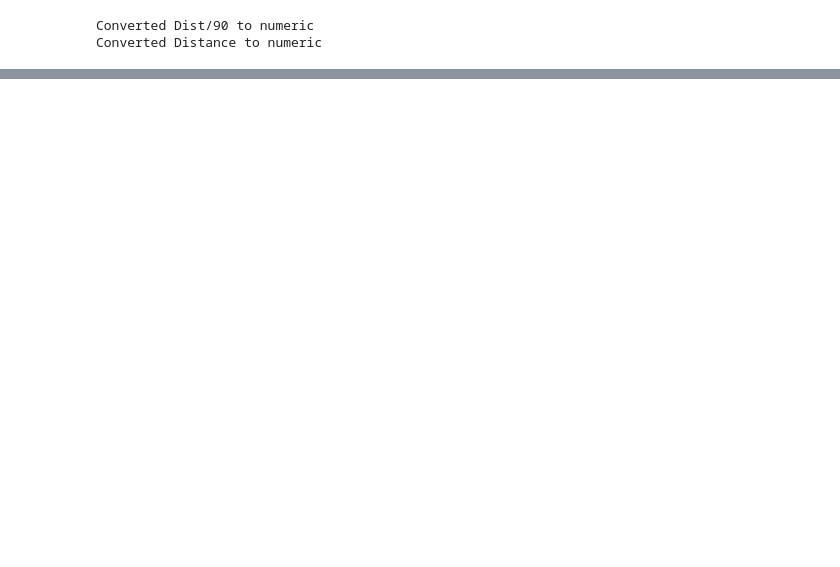
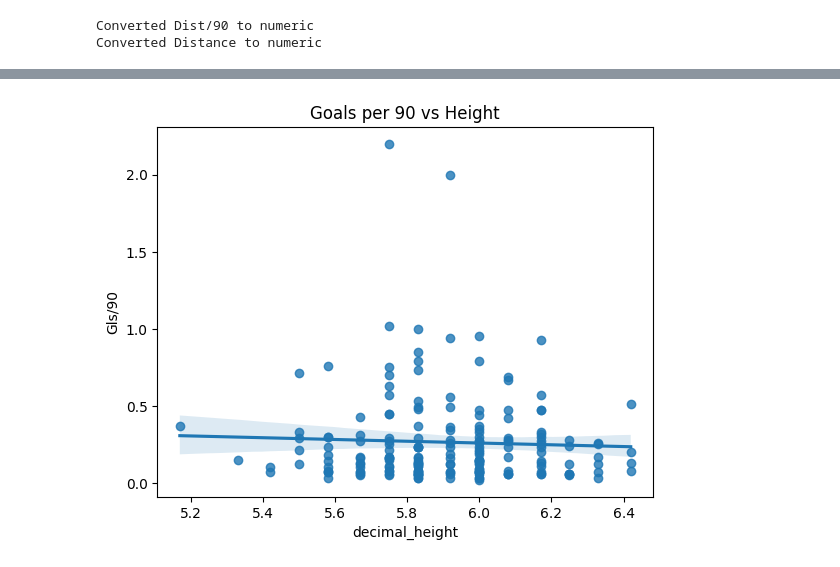
Before and after one commit to terryjbates/football_manager_code, a Jupyter notebook: AI/Tableau_Import.ipynb, the cells around one changed output, grey strips where cells are left out. Cells and saved outputs as stored; diff of their text form; code cells hidden in the pictures; blank space fills up the shorter version.

```diff
--- a/AI/Tableau_Import.ipynb
+++ b/AI/Tableau_Import.ipynb
@@ -552,0 +596,5 @@ Name: Name, Length: 257, dtype: object
+# %%
+# WTF More goals per 90 due to height?
+ax = sns.regplot(y='Gls/90', x='decimal_height', data = scouting_data).set(title="Goals per 90 vs Height")
+# %% [output]
+[figure, added]
```
Also changed, not shown: parts of 54 cells of this notebook, 2 other files.
